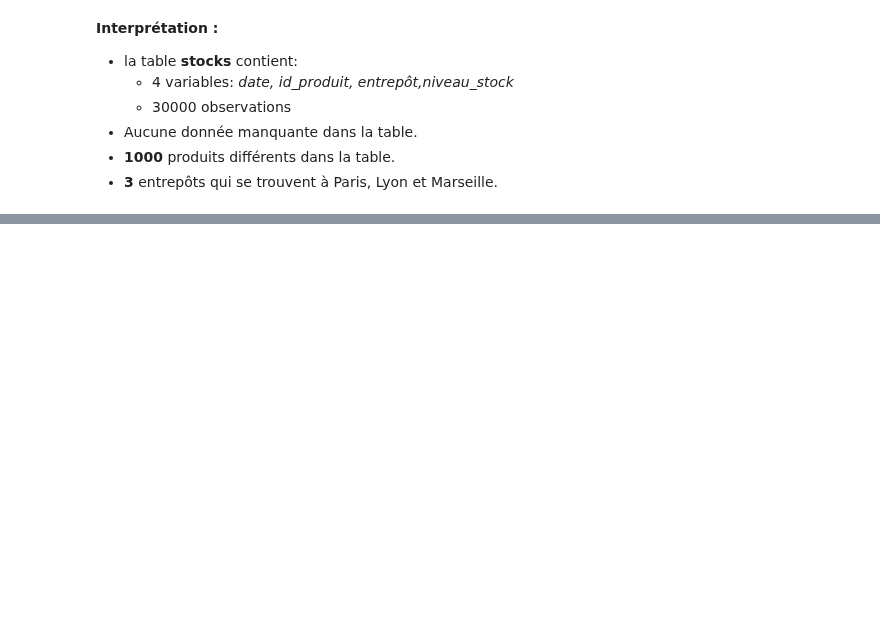
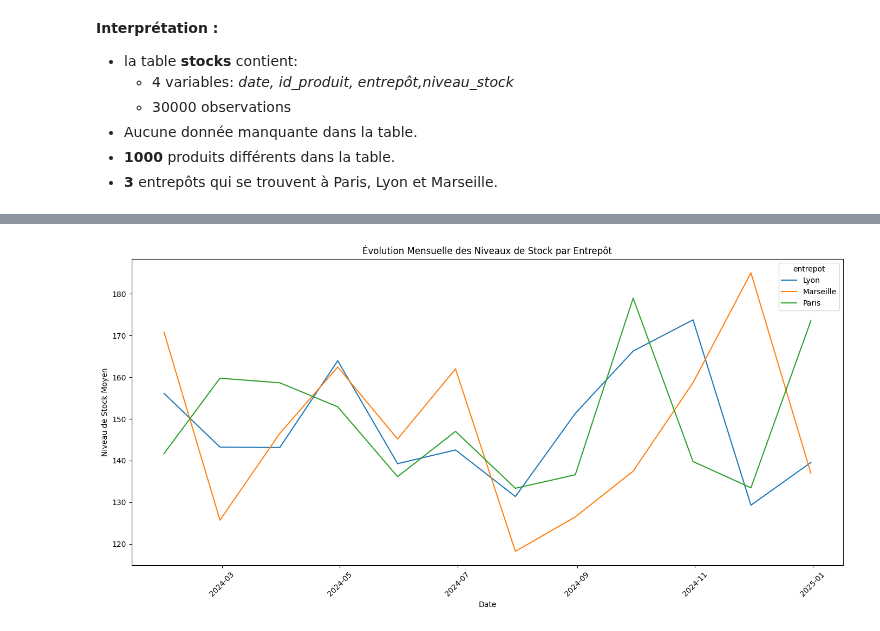
Before and after one commit to Fanaingamampiandra/Projet_Supply_chain, a Jupyter notebook: code/analyse_stocks.ipynb, the cells around one changed output, grey strips where cells are left out. Cells and saved outputs as stored; diff of their text form; code cells hidden in the pictures; blank space fills up the shorter version.

```diff
--- a/code/analyse_stocks.ipynb
+++ b/code/analyse_stocks.ipynb
@@ -72,0 +97,14 @@ stocks.head()
+# %%
+
+# Évolution des niveaux de stock moyens au fil du temps
+stock_mensuel = stocks.groupby(['entrepot', pd.Grouper(key='date', freq='M')])['niveau_stock'].mean().reset_index()
+plt.figure(figsize=(14, 7))
+sns.lineplot(x='date', y='niveau_stock', hue='entrepot', data=stock_mensuel)
+plt.title('Évolution Mensuelle des Niveaux de Stock par Entrepôt')
+plt.xlabel('Date')
+plt.ylabel('Niveau de Stock Moyen')
+plt.xticks(rotation=45)
+plt.tight_layout()
+plt.show()
+# %% [output]
+[figure, added]
```
Also changed, not shown: parts of 12 cells of this notebook, 1 other file.
